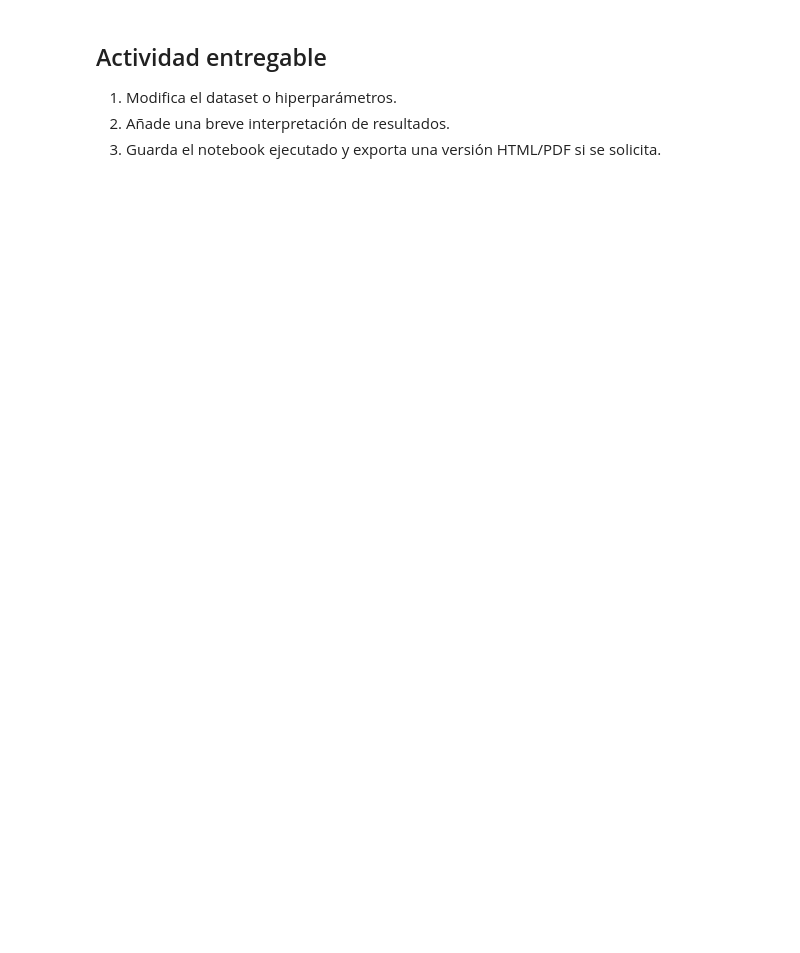
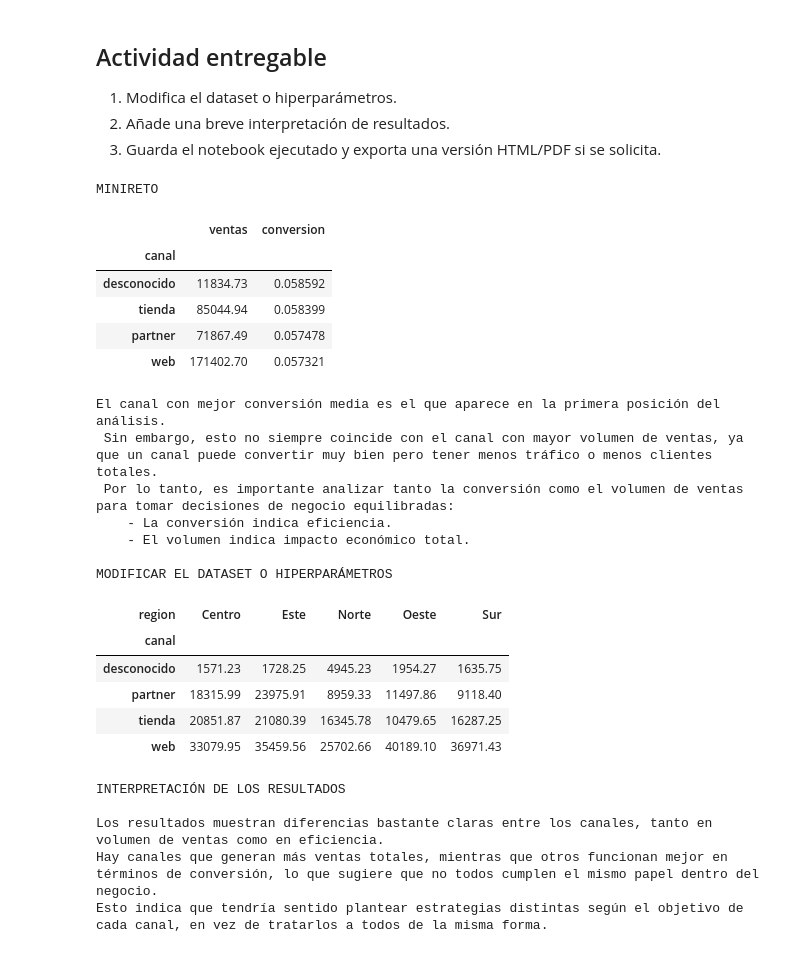
Before and after one commit to SeleneInmaculada/Analisis_Big_Data_2026, a Jupyter notebook: notebooks/01_bloque_I_iniciacion_python_eda.ipynb, the cells around one changed output. Drawn from its saved outputs; the diff is of its cells as text; code cells hidden in the pictures; blank space fills up the shorter version.

```diff
--- a/notebooks/01_bloque_I_iniciacion_python_eda.ipynb
+++ b/notebooks/01_bloque_I_iniciacion_python_eda.ipynb
@@ -62,3 +114,83 @@ display(df_clean.groupby("canal").agg(ventas=("ventas","sum"), conversion=("conv
 1. Modifica el dataset o hiperparámetros.
 2. Añade una breve interpretación de resultados.
 3. Guarda el notebook ejecutado y exporta una versión HTML/PDF si se solicita.
+# %%
+# SELENE INMACULADA GARCÍA CHACÓN
+
+# ---------------------------------------------------------
+# MINIRETO
+# ---------------------------------------------------------
+# Agrupamos por canal y calculamos:
+# - ventas totales (suma del dinero)
+# - conversión media (media de la tasa de conversión)
+
+print(f"MINIRETO \n")
+resultado_canal = (
+    df_clean.groupby("canal")  # agrupamos los datos por canal
+    .agg(
+        ventas=("ventas", "sum"),          # suma total de ventas por canal
+        conversion=("conversion", "mean")  # media de la conversión por canal
+    )
+    .sort_values("conversion", ascending=False)  # ordenamos por eficiencia
+)
+
+display(resultado_canal)
+
+print(f"El canal con mejor conversión media es el que aparece en la primera posición del análisis. \n Sin embargo, esto no siempre coincide con el canal con mayor volumen de ventas, ya que un canal puede convertir muy bien pero tener menos tráfico o menos clientes totales. \n Por lo tanto, es importante analizar tanto la conversión como el volumen de ventas para tomar decisiones de negocio equilibradas:")
+print(f"    - La conversión indica eficiencia.\n    - El volumen indica impacto económico total. \n")
+
+# ---------------------------------------------------------
+# MODIFICAR EL DATASET O HIPERPARÁMETROS
+# ---------------------------------------------------------
+
+print(f"MODIFICAR EL DATASET O HIPERPARÁMETROS \n")
+
+resultado = (
+    df_clean.groupby(["canal", "region"])["ventas"]  # agrupamos por canal y región
+    .sum()                                            # sumamos las ventas
+    .unstack()                                        # convertimos regiones en columnas
+)
+
+display(resultado)
+
+# ---------------------------------------------------------
+# INTERPRETACIÓN DE LOS RESULTADOS
+# ---------------------------------------------------------
+
+print(f"INTERPRETACIÓN DE LOS RESULTADOS  \n")
+print(f"Los resultados muestran diferencias bastante claras entre los canales, tanto en volumen de ventas como en eficiencia.")
+print(f"Hay canales que generan más ventas totales, mientras que otros funcionan mejor en términos de conversión, lo que sugiere que no todos cumplen el mismo papel dentro del negocio.")
+print(f"Esto indica que tendría sentido plantear estrategias distintas según el objetivo de cada canal, en vez de tratarlos a todos de la misma forma.")
+
+
+# ---------------------------------------------------------
+# EXPORTAR LOS RESULTADOS
+# ---------------------------------------------------------
+# jupyter nbconvert --to html notebooks/01_bloque_I_iniciacion_python_eda.ipynb  - exporta el notebook a HTML
+# jupyter nbconvert --to pdf notebooks/01_bloque_I_iniciacion_python_eda.ipynb - exporta el notebook a PDF
+# %% [output]
+MINIRETO
+|  | ventas | conversion |
+| canal |  |  |
+| desconocido | 11834.73 | 0.058592 |
+| tienda | 85044.94 | 0.058399 |
+| partner | 71867.49 | 0.057478 |
+| web | 171402.70 | 0.057321 |
+El canal con mejor conversión media es el que aparece en la primera posición del análisis.
+ Sin embargo, esto no siempre coincide con el canal con mayor volumen de ventas, ya que un canal puede convertir muy bien pero tener menos tráfico o menos clientes totales.
+ Por lo tanto, es importante analizar tanto la conversión como el volumen de ventas para tomar decisiones de negocio equilibradas:
+    - La conversión indica eficiencia.
+    - El volumen indica impacto económico total.
+
+MODIFICAR EL DATASET O HIPERPARÁMETROS
+| region | Centro | Este | Norte | Oeste | Sur |
+| canal |  |  |  |  |  |
+| desconocido | 1571.23 | 1728.25 | 4945.23 | 1954.27 | 1635.75 |
+| partner | 18315.99 | 23975.91 | 8959.33 | 11497.86 | 9118.40 |
+| tienda | 20851.87 | 21080.39 | 16345.78 | 10479.65 | 16287.25 |
+| web | 33079.95 | 35459.56 | 25702.66 | 40189.10 | 36971.43 |
+INTERPRETACIÓN DE LOS RESULTADOS
+
+Los resultados muestran diferencias bastante claras entre los canales, tanto en volumen de ventas como en eficiencia.
+Hay canales que generan más ventas totales, mientras que otros funcionan mejor en términos de conversión, lo que sugiere que no todos cumplen el mismo papel dentro del negocio.
+Esto indica que tendría sentido plantear estrategias distintas según el objetivo de cada canal, en vez de tratarlos a todos de la misma forma.
```
Also changed, not shown: parts of 4 cells of this notebook.
